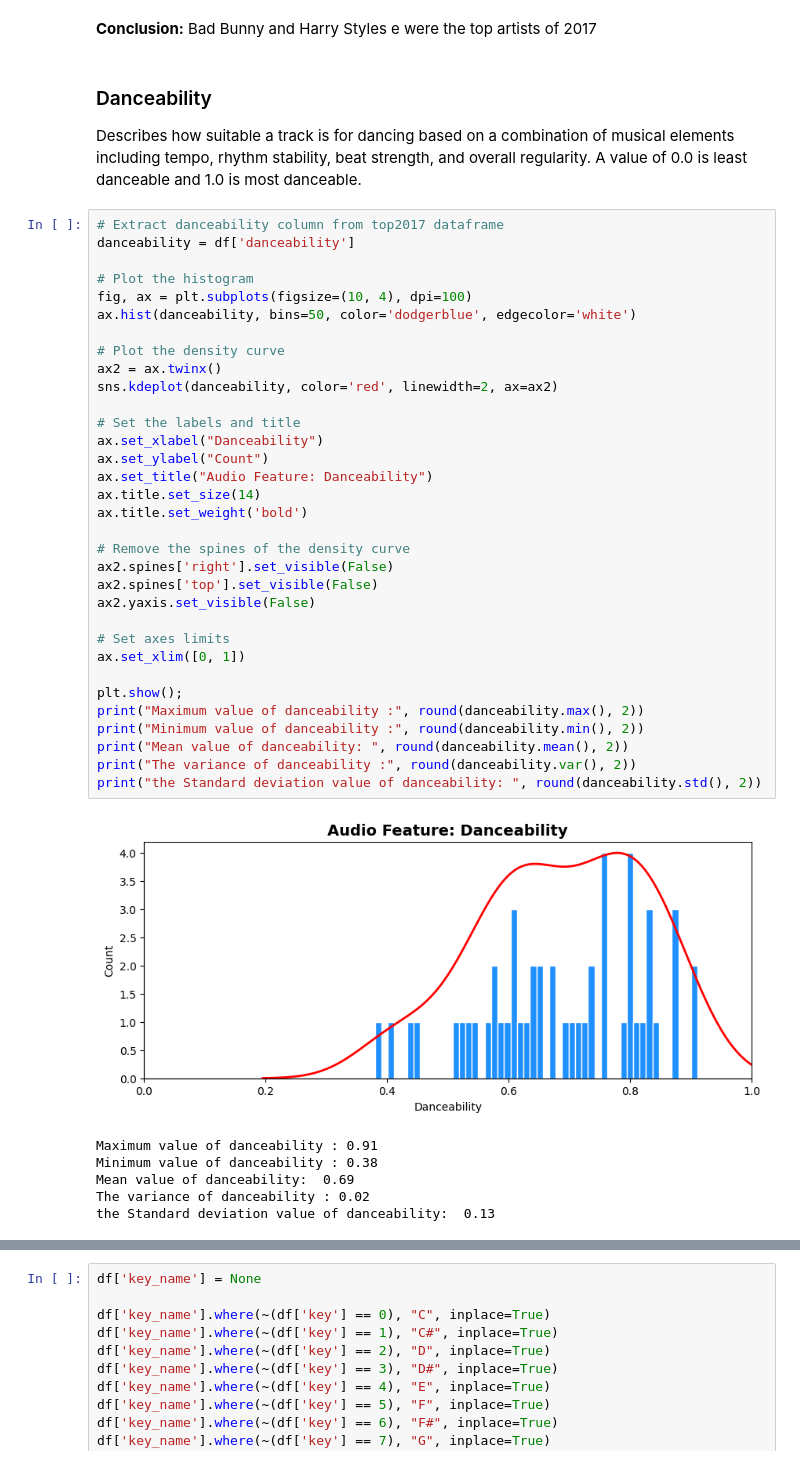
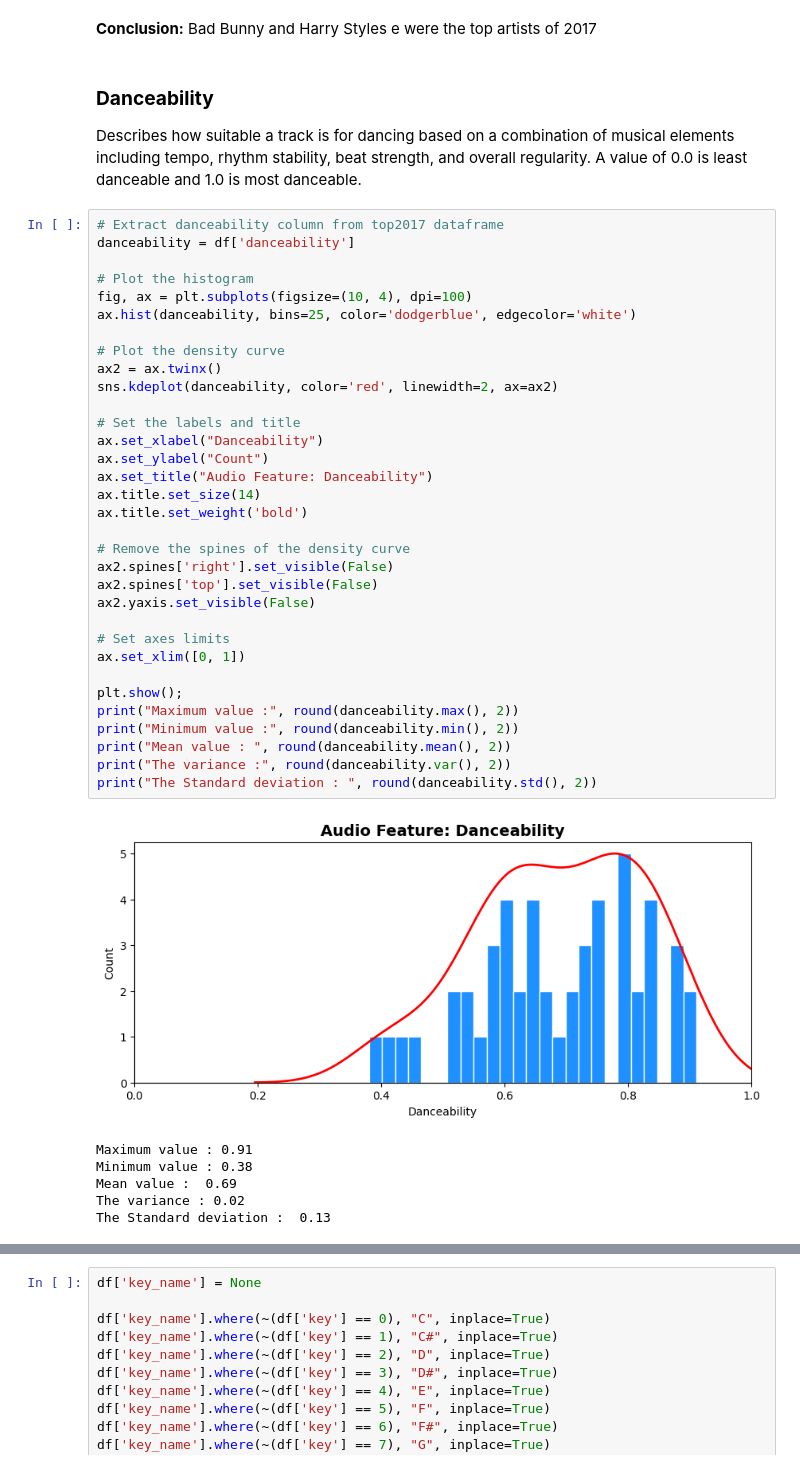
Before and after one commit to bernard-ng/unh-spotify-prediction, a Jupyter notebook: index.ipynb, the cells around one changed output, grey strips where cells are left out. Saved outputs shown, nothing was run; the diff lists cells and outputs as text.

```diff
--- a/index.ipynb
+++ b/index.ipynb
@@ -208,46 +210,46 @@ plt.show()
 # %% [markdown]
 **Conclusion:** Bad Bunny and Harry Styles e were the top artists of 2017
 # %% [markdown]
-### Danceability
+### **Danceability**
 Describes how suitable a track is for dancing based on a combination of musical elements including tempo, rhythm stability, beat strength, and overall regularity. A value of 0.0 is least danceable and 1.0 is most danceable.
 # %%
 # Extract danceability column from top2017 dataframe
 danceability = df['danceability']
 
 # Plot the histogram
 fig, ax = plt.subplots(figsize=(10, 4), dpi=100)
-ax.hist(danceability, bins=50, color='dodgerblue', edgecolor='white')
+ax.hist(danceability, bins=25, color='dodgerblue', edgecolor='white')
 
 # Plot the density curve
 ax2 = ax.twinx()
 sns.kdeplot(danceability, color='red', linewidth=2, ax=ax2)
 
 # Set the labels and title
 ax.set_xlabel("Danceability")
 ax.set_ylabel("Count")
 ax.set_title("Audio Feature: Danceability")
 ax.title.set_size(14)
 ax.title.set_weight('bold')
 
 # Remove the spines of the density curve
 ax2.spines['right'].set_visible(False)
 ax2.spines['top'].set_visible(False)
 ax2.yaxis.set_visible(False)
 
 # Set axes limits
 ax.set_xlim([0, 1])
 
 plt.show();
-print("Maximum value of danceability :", round(danceability.max(), 2))
-print("Minimum value of danceability :", round(danceability.min(), 2))
-print("Mean value of danceability: ", round(danceability.mean(), 2))
-print("The variance of danceability :", round(danceability.var(), 2))
-print("the Standard deviation value of danceability: ", round(danceability.std(), 2))
+print("Maximum value :", round(danceability.max(), 2))
+print("Minimum value :", round(danceability.min(), 2))
+print("Mean value : ", round(danceability.mean(), 2))
+print("The variance :", round(danceability.var(), 2))
+print("The Standard deviation : ", round(danceability.std(), 2))
 # %% [output]
-[figure, old version]
+[figure, new version]
-Maximum value of danceability : 0.91
-Minimum value of danceability : 0.38
-Mean value of danceability:  0.69
-The variance of danceability : 0.02
-the Standard deviation value of danceability:  0.13
+Maximum value : 0.91
+Minimum value : 0.38
+Mean value :  0.69
+The variance : 0.02
+The Standard deviation :  0.13
 # %% [markdown]
```
Also changed, not shown: parts of 52 cells of this notebook, 3 other files.
